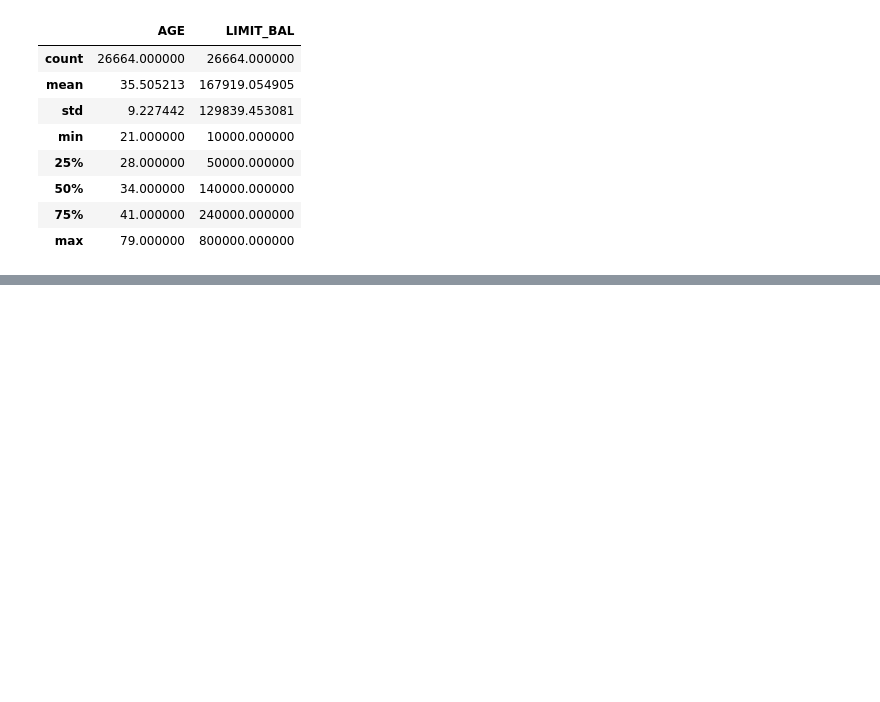
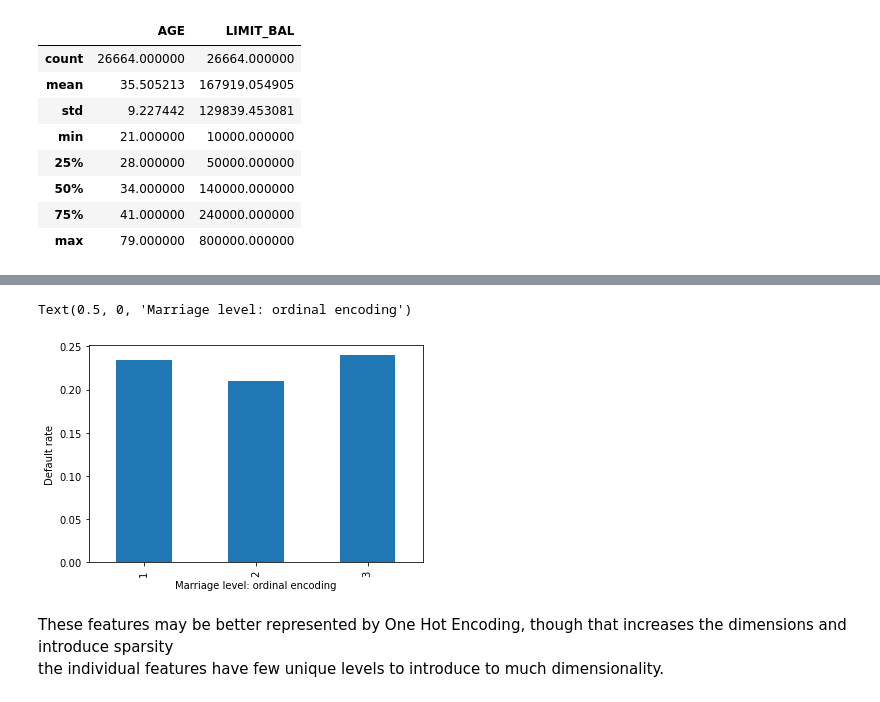
Before and after one commit to darthur2019/Credit-Risk-Case-Study, a Jupyter notebook: Credit Risk Study.ipynb, the cells around one changed output, grey strips where cells are left out. Saved outputs shown, nothing was run; the diff lists cells and outputs as text; code cells hidden in the pictures; blank space fills up the shorter version.

```diff
--- a/Credit Risk Study.ipynb
+++ b/Credit Risk Study.ipynb
@@ -291,0 +390,10 @@ df_clean_2[['AGE','LIMIT_BAL']].describe()
+# %%
+df_clean_2.groupby('MARRIAGE').agg({'default payment next month':'mean'}).plot.bar(legend=False)
+plt.ylabel('Default rate')
+plt.xlabel('Marriage level: ordinal encoding')
+# %% [output]
+Text(0.5, 0, 'Marriage level: ordinal encoding')
+[figure, added]
+# %% [markdown]
+These features may be better represented by One Hot Encoding, though that increases the dimensions and introduce sparsity
+the individual features have few unique levels to introduce to much dimensionality.
```
Also changed, not shown: parts of 72 cells of this notebook.
